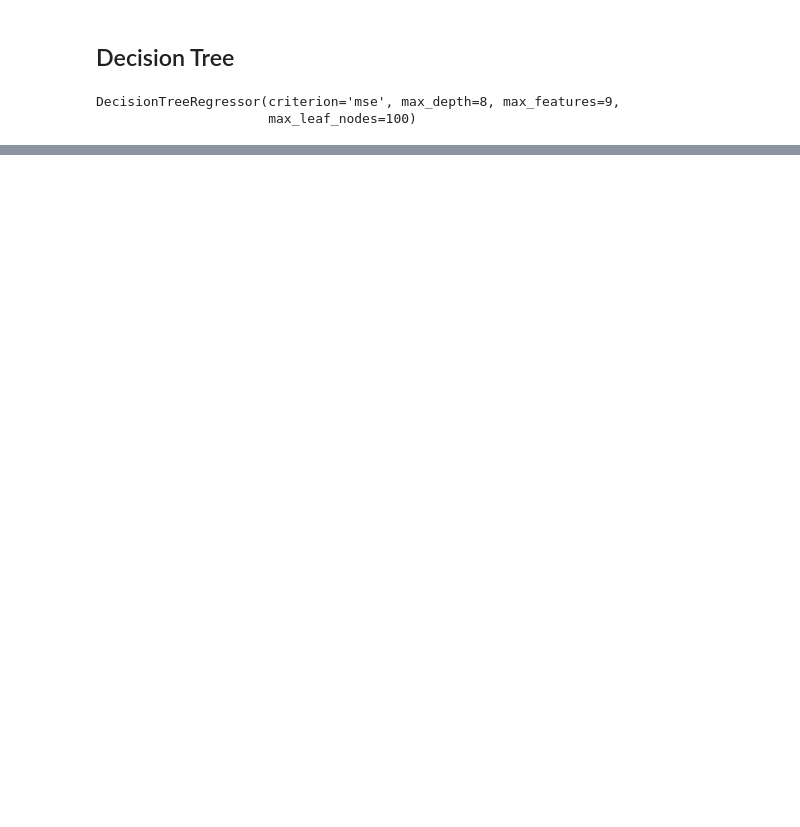
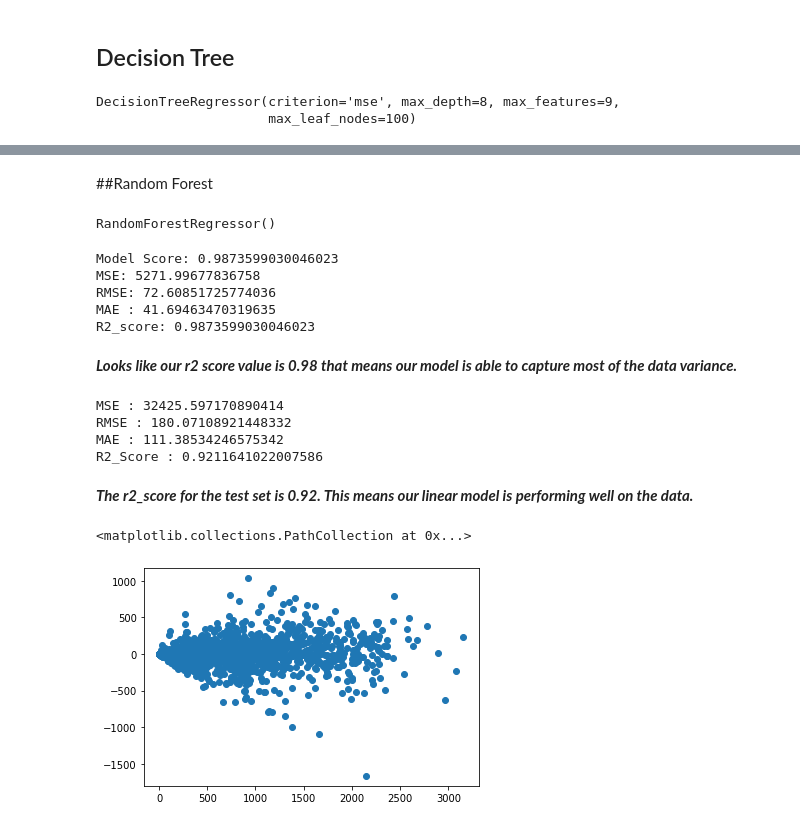
Before and after one commit to Akshay1781/-Bike-Sharing-Demand-Prediction-, a Jupyter notebook: Bike_Sharing_Demand_Prediction_Capstone_Project.ipynb, the cells around one changed output, grey strips where cells are left out. Saved outputs shown, nothing was run; the diff lists cells and outputs as text; code cells hidden in the pictures; blank space fills up the shorter version.

```diff
--- a/Bike_Sharing_Demand_Prediction_Capstone_Project.ipynb
+++ b/Bike_Sharing_Demand_Prediction_Capstone_Project.ipynb
@@ -840,0 +853,73 @@ plt.show()
+# %% [markdown]
+##Random Forest
+# %%
+from sklearn.ensemble import RandomForestRegressor
+rf = RandomForestRegressor()
+rf.fit(X_train, y_train)
+# %% [output]
+RandomForestRegressor()
+# %%
+# Making predictions on train and test data
+y_pred_train_rf = rf.predict(X_train)
+y_pred_test_rf = rf.predict(X_test)
+# %%
+from sklearn.metrics import mean_squared_error
+print('Model Score:', rf.score(X_train, y_train))
+
+#Calculate MSE
+MSE_rf = mean_squared_error(y_train, y_pred_train_rf)
+print('MSE:', MSE_rf)
+
+# Calculate RMSE
+RMSE_rf = np.sqrt(MSE_rf)
+print('RMSE:', RMSE_rf)
+
+# Calculate MAE
+MAE_rf= mean_absolute_error(y_train, y_pred_train_rf)
+print("MAE :",MAE_rf)
+
+#Calculate R2_Score
+from sklearn.metrics import r2_score
+r2_rf = r2_score(y_train, y_pred_train_rf)
+print('R2_score:', r2_rf)
+# %% [output]
+Model Score: 0.9873599030046023
+MSE: 5271.99677836758
+RMSE: 72.60851725774036
+MAE : 41.69463470319635
+R2_score: 0.9873599030046023
+# %% [markdown]
+***Looks like our r2 score value is 0.98 that means our model is able to capture most of the data variance.***
+# %%
+from sklearn.metrics import mean_squared_error
+#calculate MSE
+MSE_rf= mean_squared_error(y_test, y_pred_test_rf)
+print("MSE :",MSE_rf)
+
+#calculate RMSE
+RMSE_rf=np.sqrt(MSE_rf)
+print("RMSE :",RMSE_rf)
+
+
+#calculate MAE
+MAE_rf= mean_absolute_error(y_test, y_pred_test_rf)
+print("MAE :",MAE_rf)
+
+
+from sklearn.metrics import r2_score
+#calculate R2_score
+r2_rf= r2_score((y_test), (y_pred_test_rf))
+print("R2_Score :",r2_rf)
+# %% [output]
+MSE : 32425.597170890414
+RMSE : 180.07108921448332
+MAE : 111.38534246575342
+R2_Score : 0.9211641022007586
+# %% [markdown]
+***The r2_score for the test set is 0.92. This means our linear model is performing well on the data.***
+# %%
+### Heteroscadacity
+plt.scatter((y_pred_test_rf),(y_test)-(y_pred_test_rf))
+# %% [output]
+<matplotlib.collections.PathCollection at 0x...>
+[figure, added]
```
Also changed, not shown: parts of 46 cells of this notebook.
